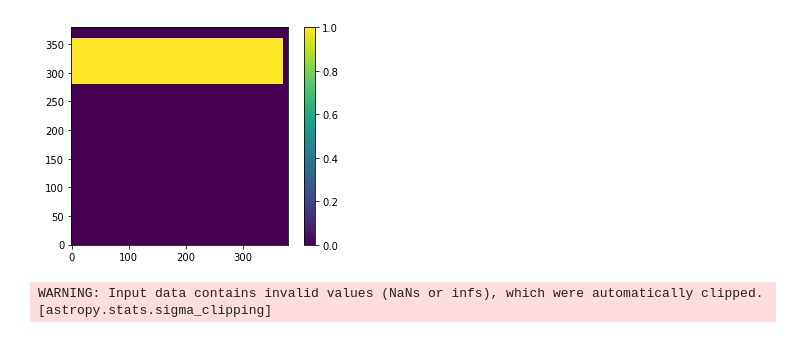
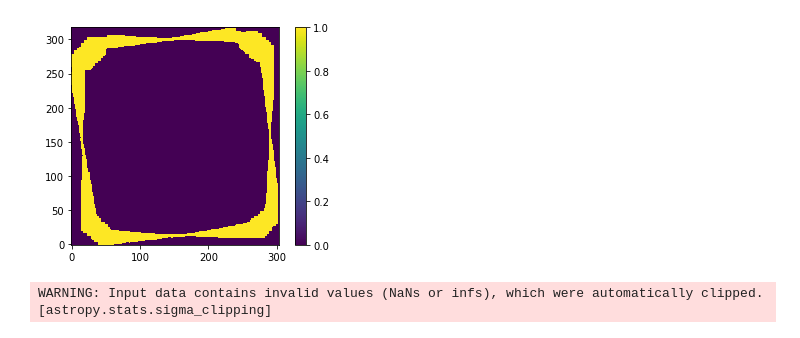
Before and after one commit to mjhankins/SFGCphotcode, a Jupyter notebook: SourceCatalog_25um_Master.ipynb, the cells around one changed output. Cells and saved outputs as stored; diff of their text form; code cells hidden in the pictures.

```diff
--- a/SourceCatalog_25um_Master.ipynb
+++ b/SourceCatalog_25um_Master.ipynb
@@ -72,25 +72,16 @@ errormap=np.sqrt(varmap)
 # %%
 #create mask for edges of field where less integration time was collected
 tmapnorm=tmap/np.max(tmap) #normalize the exposure time map
 mask=np.where(tmapnorm<fieldconfig.tmapnormcut,tmapnorm,0).astype('bool') #create mask for any locations with less than 50% of max exposure time -Can be modified as needed
 #the above can be adjusted if there are obvious sources near the edges of the map
 
-#additional series of masks that can be applied when searching for sources in the segmentation map
-mask2=np.zeros(np.shape(mask))  #mask 2 is applied to the first segmentation map instance for source detection
-if fieldconfig.usemask2:
-    mask2[fieldconfig.m2x1:fieldconfig.m2x2,fieldconfig.m2y1:fieldconfig.m2y2]=1
-
-mask3=np.zeros(np.shape(mask))  #mask 3 is applied to the deblended segmentation map for source detection - this may or may not be needed if the first 2 masks work ok
-if fieldconfig.usemask3:
-    mask3[fieldconfig.m3x1:fieldconfig.m3x2,fieldconfig.m3y1:fieldconfig.m3y2]=1
-
-#plot any of the masks to verify they are configured as needed
+#plot any of the mask to verify
 plt.figure()
-plt.imshow(mask2,origin='lower',interpolation='none')
+plt.imshow(mask,origin='lower',interpolation='none')
 plt.colorbar()
 plt.show()
 # %% [output]
-[figure, old version]
+[figure, new version]
 # %%
 #create background model for image using median method
 bkg_estimator = MedianBackground() #MMMBackground() #SExtractorBackground() #MedianBackground()
```
Also changed, not shown: parts of 19 cells of this notebook, 17 other files.
